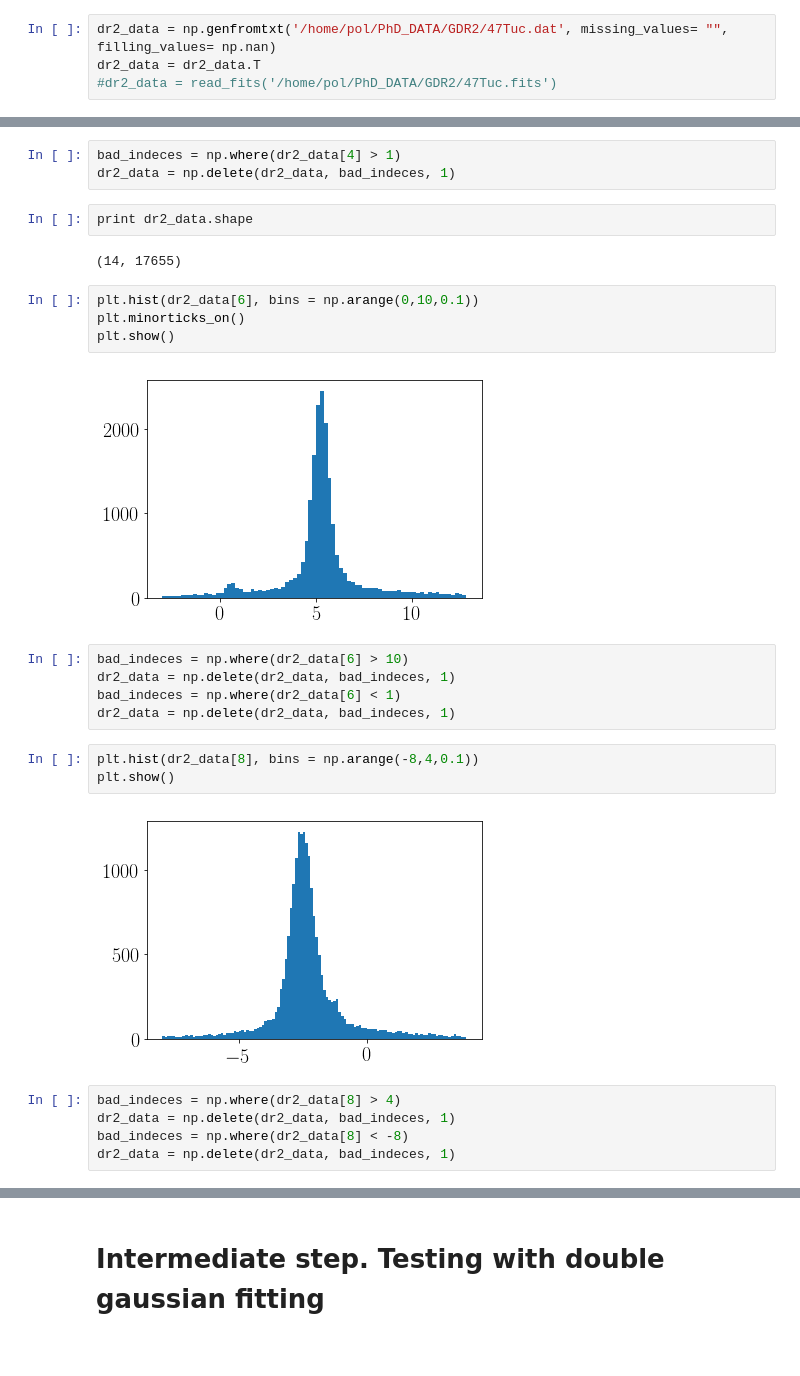
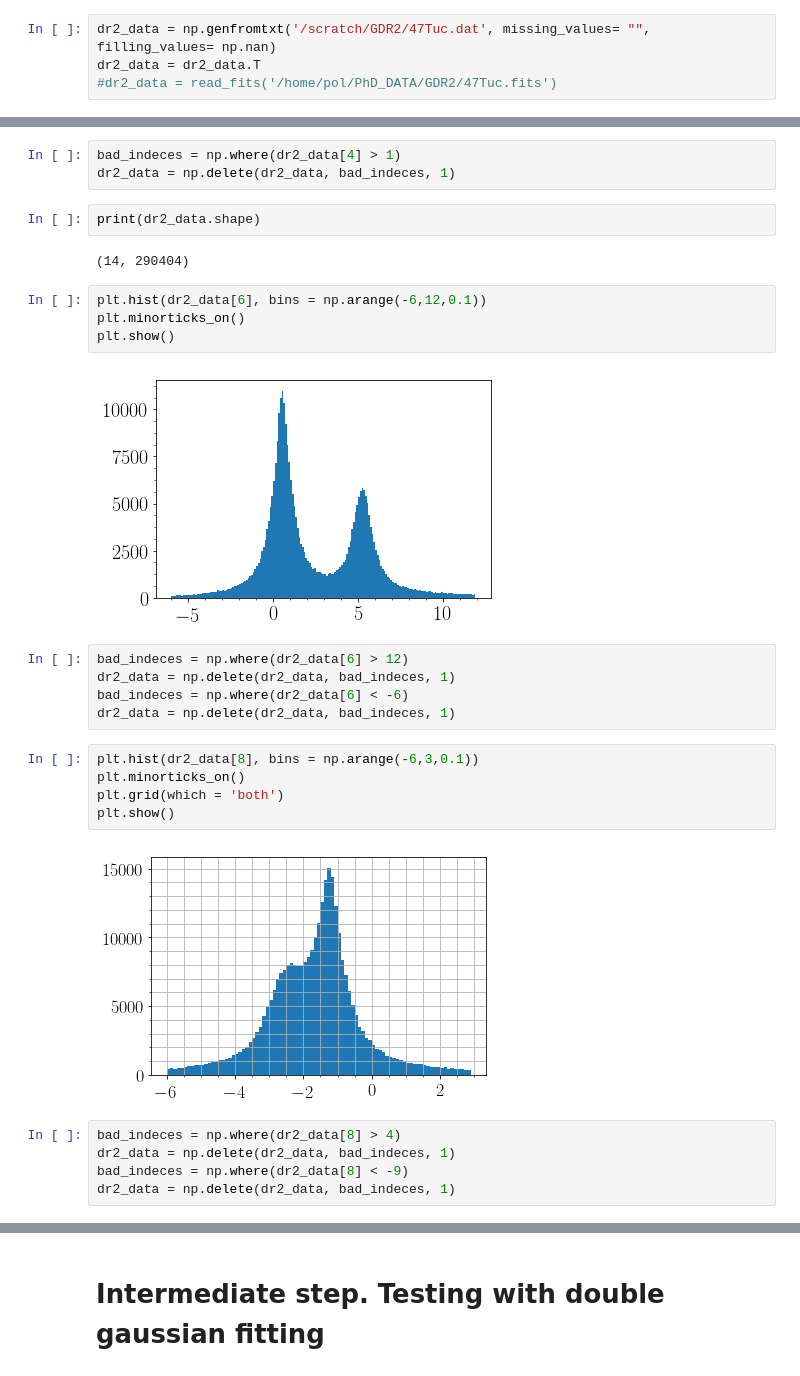
Before and after one commit to pmassana/smc_smash, a Jupyter notebook: 47Tuc cleansing.ipynb, the cells around one changed output, grey strips where cells are left out. Drawn from its saved outputs; the diff is of its cells as text.

```diff
--- a/47Tuc cleansing.ipynb
+++ b/47Tuc cleansing.ipynb
@@ -23,7 +27,7 @@ def read_fits (name):
     hdulist.close()
     return field_data
 # %%
-dr2_data = np.genfromtxt('/home/pol/PhD_DATA/GDR2/47Tuc.dat', missing_values= "", filling_values= np.nan)
+dr2_data = np.genfromtxt('/scratch/GDR2/47Tuc.dat', missing_values= "", filling_values= np.nan)
 dr2_data = dr2_data.T
 #dr2_data = read_fits('/home/pol/PhD_DATA/GDR2/47Tuc.fits')
 # %%
@@ -50,28 +54,30 @@ Let's remove stars that are within 1kpc from us first and see how it looks. It w
 bad_indeces = np.where(dr2_data[4] > 1)
 dr2_data = np.delete(dr2_data, bad_indeces, 1)
 # %%
-print dr2_data.shape
+print(dr2_data.shape)
 # %% [output]
-(14, 17655)
+(14, 290404)
 # %%
-plt.hist(dr2_data[6], bins = np.arange(0,10,0.1))
+plt.hist(dr2_data[6], bins = np.arange(-6,12,0.1))
 plt.minorticks_on()
 plt.show()
 # %% [output]
-[figure, old version]
+[figure, new version]
 # %%
-bad_indeces = np.where(dr2_data[6] > 10)
+bad_indeces = np.where(dr2_data[6] > 12)
 dr2_data = np.delete(dr2_data, bad_indeces, 1)
-bad_indeces = np.where(dr2_data[6] < 1)
+bad_indeces = np.where(dr2_data[6] < -6)
 dr2_data = np.delete(dr2_data, bad_indeces, 1)
 # %%
-plt.hist(dr2_data[8], bins = np.arange(-8,4,0.1))
+plt.hist(dr2_data[8], bins = np.arange(-6,3,0.1))
+plt.minorticks_on()
+plt.grid(which = 'both')
 plt.show()
 # %% [output]
-[figure, old version]
+[figure, new version]
 # %%
 bad_indeces = np.where(dr2_data[8] > 4)
 dr2_data = np.delete(dr2_data, bad_indeces, 1)
-bad_indeces = np.where(dr2_data[8] < -8)
+bad_indeces = np.where(dr2_data[8] < -9)
 dr2_data = np.delete(dr2_data, bad_indeces, 1)
 # %%
```
Also changed, not shown: parts of 43 cells of this notebook.
